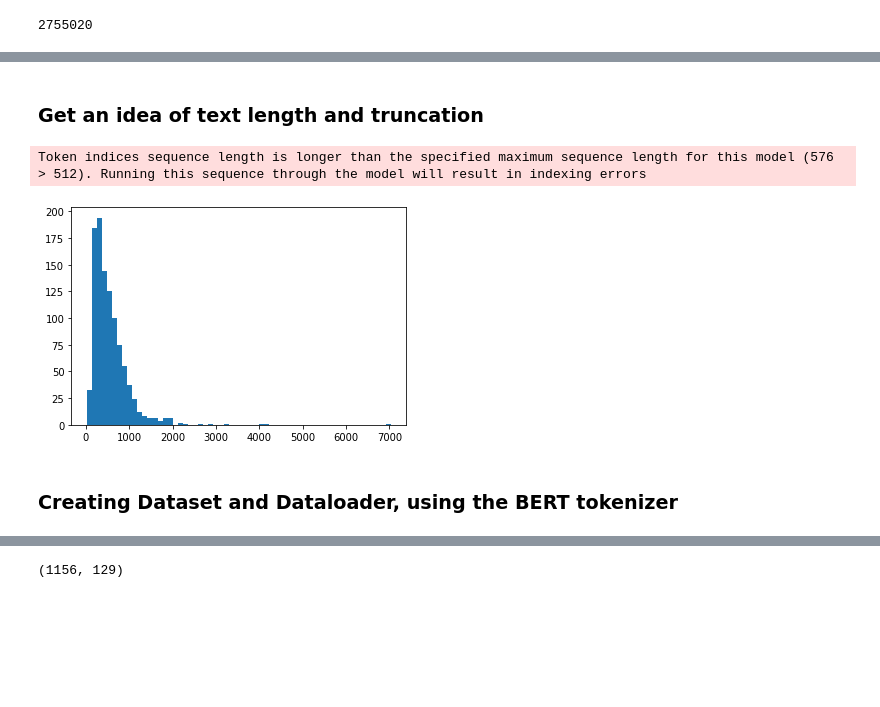
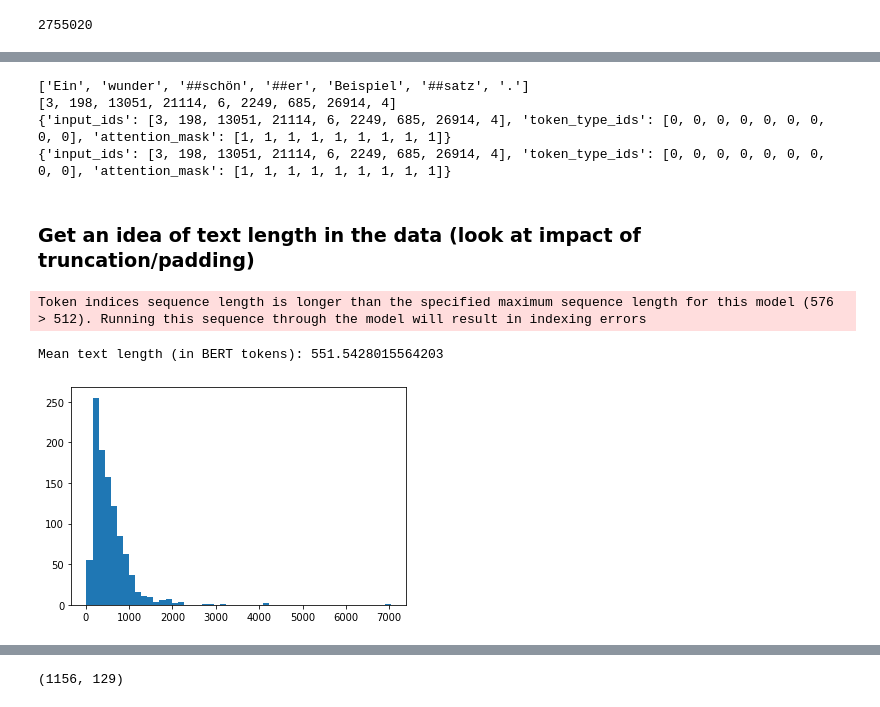
Before and after one commit to susannaruecker/NLP-workshop, a Jupyter notebook: 03a_BERT-classifier_PyTorch.ipynb, the cells around one changed output, grey strips where cells are left out. Drawn from its saved outputs; the diff is of its cells as text; code cells hidden in the pictures; blank space fills up the shorter version.

```diff
--- a/03a_BERT-classifier_PyTorch.ipynb
+++ b/03a_BERT-classifier_PyTorch.ipynb
@@ -90,3 +100,16 @@ tokenizer = BertTokenizer.from_pretrained(PRE_TRAINED_MODEL_NAME)
+# %%
+# try out tokenizer methods
+
+sample = "Ein wunderschöner Beispielsatz."
+print(tokenizer.tokenize(sample))             # just tokenize, note the subtoken strategy (##)
+print(tokenizer.encode(sample))               # get token ids, note the new 3 and 4 (CLS + SEP)
+print(tokenizer.encode_plus(sample))          # some more advances things, could add padding/truncation, ...
+print(tokenizer(sample))                      # seems to be the same
+# %% [output]
+['Ein', 'wunder', '##schön', '##er', 'Beispiel', '##satz', '.']
+[3, 198, 13051, 21114, 6, 2249, 685, 26914, 4]
+{'input_ids': [3, 198, 13051, 21114, 6, 2249, 685, 26914, 4], 'token_type_ids': [0, 0, 0, 0, 0, 0, 0, 0, 0], 'attention_mask': [1, 1, 1, 1, 1, 1, 1, 1, 1]}
+{'input_ids': [3, 198, 13051, 21114, 6, 2249, 685, 26914, 4], 'token_type_ids': [0, 0, 0, 0, 0, 0, 0, 0, 0], 'attention_mask': [1, 1, 1, 1, 1, 1, 1, 1, 1]}
 # %% [markdown]
-### Get an idea of text length and truncation
+### Get an idea of text length in the data (look at impact of truncation/padding)
 # %%
@@ -99,9 +123,11 @@ for txt in df_test.article:
 # %% [output]
 Token indices sequence length is longer than the specified maximum sequence length for this model (576 > 512). Running this sequence through the model will result in indexing errors
 # %%
-plt.hist(token_lens, 60); # distribution of text length in the corpus
-# --> so it WOULD definitly be better to use the "full" 512 tokens... but this takes for ever... but keep that in mind, we truncate A LOT!
+print("Mean text length (in BERT tokens):", np.mean(token_lens)) # mean token len in df_test
+plt.hist(token_lens, 50); # distribution of text length in the corpus
+
+
+# --> so it WOULD definitly be better to use the "full" 512 tokens... but this takes for ever... but keep that in mind, we do truncate A LOT!
 # %% [output]
+Mean text length (in BERT tokens): 551.5428015564203
-[figure, old version]
+[figure, new version]
-# %% [markdown]
-### Creating Dataset and Dataloader, using the BERT tokenizer
```
Also changed, not shown: parts of 47 cells of this notebook, 2 other files.
